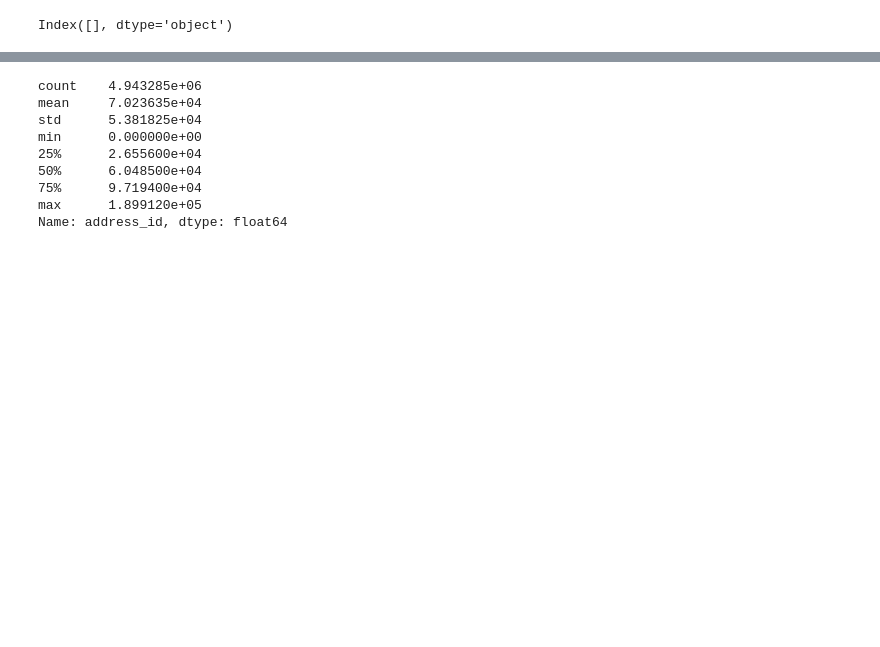
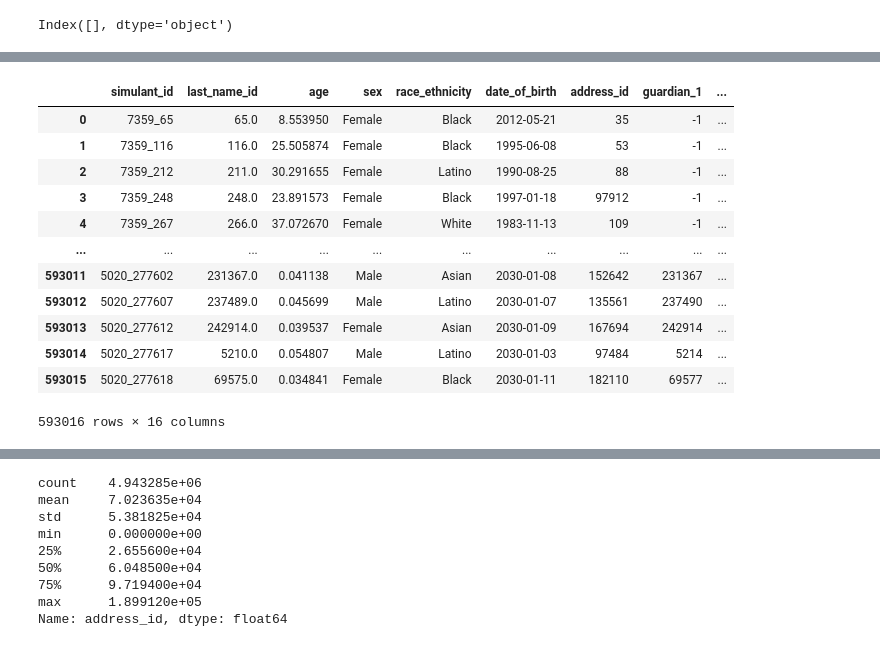
Before and after one commit to ihmeuw/vivarium_research_prl, a Jupyter notebook: linkage/wic_case_study/2023_02_07a_assign_zipcodes.ipynb, the cells around one changed output, grey strips where cells are left out. Cells and saved outputs as stored; diff of their text form; code cells hidden in the pictures; blank space fills up the shorter version.

```diff
--- a/linkage/wic_case_study/2023_02_07a_assign_zipcodes.ipynb
+++ b/linkage/wic_case_study/2023_02_07a_assign_zipcodes.ipynb
@@ -450,3 +454,8 @@ dtype: object
 df_census.filter(like='zip').columns
 # %% [output]
 Index([], dtype='object')
+# %%
+%%time
+df_wic = pd.read_csv(f'{new_data_dir}/wic_observer.csv.bz2')
+df_wic
+# %% [output]
@@ -452,0 +464,13 @@ Index([], dtype='object')
+|  | simulant_id | last_name_id | age | sex | race_ethnicity | date_of_birth | address_id | guardian_1 | ... |
+| 0 | 7359_65 | 65.0 | 8.553950 | Female | Black | 2012-05-21 | 35 | -1 | ... |
+| 1 | 7359_116 | 116.0 | 25.505874 | Female | Black | 1995-06-08 | 53 | -1 | ... |
+| 2 | 7359_212 | 211.0 | 30.291655 | Female | Latino | 1990-08-25 | 88 | -1 | ... |
+| 3 | 7359_248 | 248.0 | 23.891573 | Female | Black | 1997-01-18 | 97912 | -1 | ... |
+| 4 | 7359_267 | 266.0 | 37.072670 | Female | White | 1983-11-13 | 109 | -1 | ... |
+| ... | ... | ... | ... | ... | ... | ... | ... | ... | ... |
+| 593011 | 5020_277602 | 231367.0 | 0.041138 | Male | Asian | 2030-01-08 | 152642 | 231367 | ... |
+| 593012 | 5020_277607 | 237489.0 | 0.045699 | Male | Latino | 2030-01-07 | 135561 | 237490 | ... |
+| 593013 | 5020_277612 | 242914.0 | 0.039537 | Female | Asian | 2030-01-09 | 167694 | 242914 | ... |
+| 593014 | 5020_277617 | 5210.0 | 0.054807 | Male | Latino | 2030-01-03 | 97484 | 5214 | ... |
+| 593015 | 5020_277618 | 69575.0 | 0.034841 | Female | Black | 2030-01-11 | 182110 | 69577 | ... |
+593016 rows × 16 columns
```
Also changed, not shown: parts of 42 cells of this notebook.
